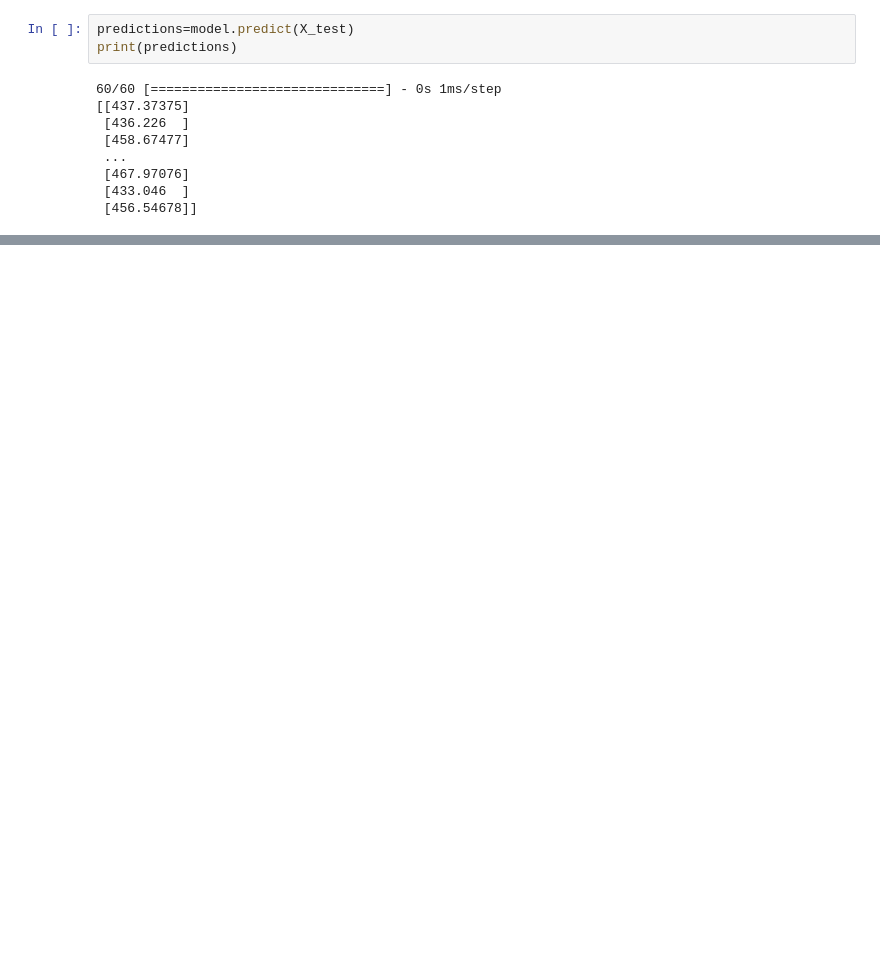
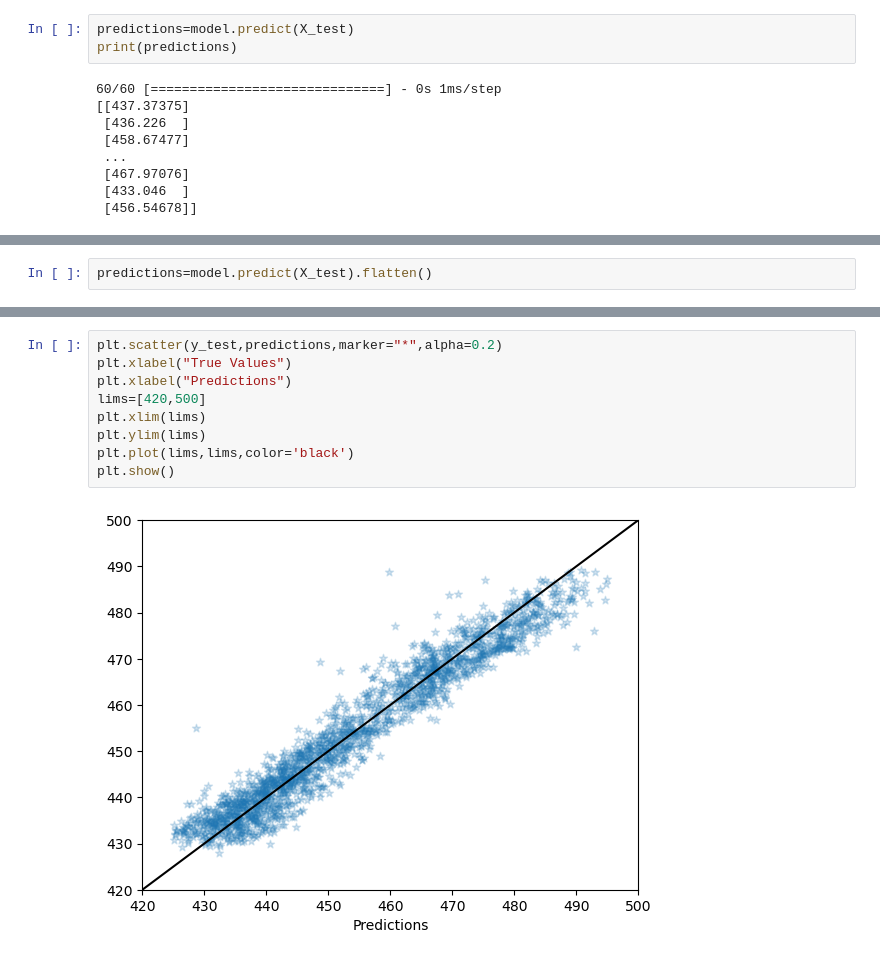
Before and after one commit to Pavan-628/Power_Plant_Energy_Prediction, a Jupyter notebook: Plant_Energy_Prediction.ipynb, the cells around one changed output, grey strips where cells are left out. Cells and saved outputs as stored; diff of their text form; blank space fills up the shorter version.

Commit message:
Neural network prediction completed

```diff
--- a/Plant_Energy_Prediction.ipynb
+++ b/Plant_Energy_Prediction.ipynb
@@ -259,0 +274,2 @@ print(predictions)
+# %%
+predictions=model.predict(X_test).flatten()
@@ -259,0 +278,11 @@ print(predictions)
+# %%
+plt.scatter(y_test,predictions,marker="*",alpha=0.2)
+plt.xlabel("True Values")
+plt.xlabel("Predictions")
+lims=[420,500]
+plt.xlim(lims)
+plt.ylim(lims)
+plt.plot(lims,lims,color='black')
+plt.show()
+# %% [output]
+[figure, added]
```
Also changed, not shown: parts of 30 cells of this notebook.
